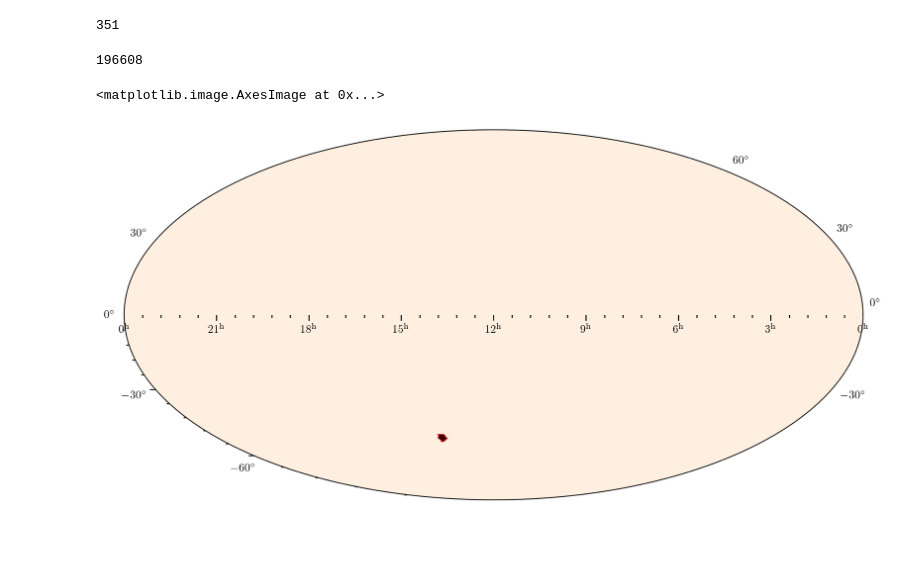
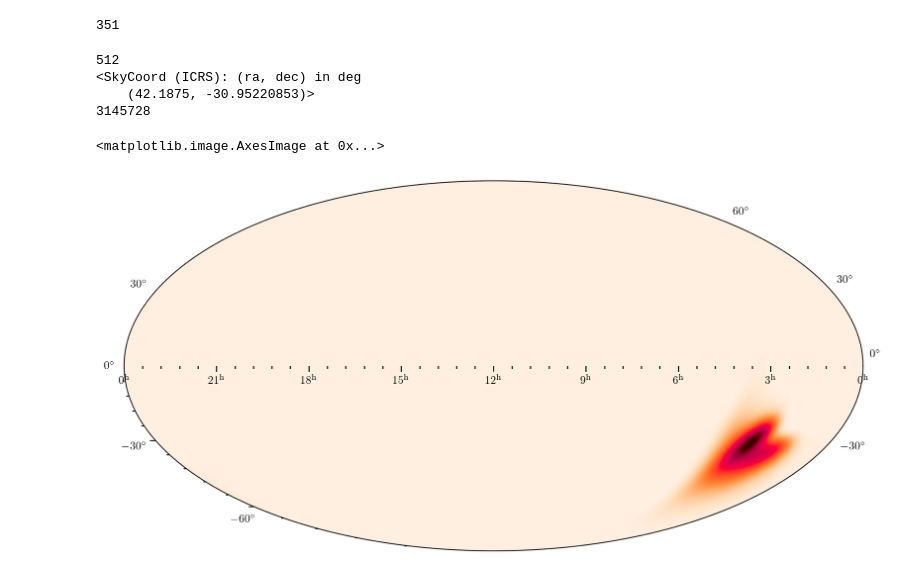
Before and after one commit to ravioli1369/fermi_grbs, a Jupyter notebook: stats.ipynb, the cells around one changed output. Saved outputs shown, nothing was run; the diff lists cells and outputs as text; code cells hidden in the pictures; blank space fills up the shorter version.

Commit message:
printed  some more stats

```diff
--- a/stats.ipynb
+++ b/stats.ipynb
@@ -264,17 +282,22 @@ print(len(diff[diff>0]))
 [figure]
 351
 # %%
-skymap = read_sky_map("/home/ravioli/astro/git/fermi_grbs/data/glg_healpix_all_bn180125891.fit", moc=False)
+skymap = read_sky_map("/home/ravioli/astro/bayestar.multiorder.fits,1", moc=False)
 hpmap = skymap[0]
 sortorder = np.argsort(hpmap)[::-1]
-hpmap[sortorder[:np.where(np.cumsum(hpmap[sortorder])/np.sum(hpmap)>0.1)[0][0]]] = 1
+print(hp.get_nside(hpmap))
+print(SkyCoord(ra=hp.pix2ang(512, np.argmax(hpmap), lonlat=True)[0], dec=hp.pix2ang(512, np.argmax(hpmap), lonlat=True)[1], frame='icrs', unit='deg'))
+# hpmap[sortorder[:np.where(np.cumsum(hpmap[sortorder])/np.sum(hpmap)>0.1)[0][0]]] = 1
 print(len(hpmap))
 fig, axes = plt.subplots(1, 1, figsize=(12, 6), subplot_kw={'projection': 'astro hours mollweide'}, dpi=200)
 axes.imshow_hpx(hpmap, cmap='cylon')
 # %% [output]
-196608
+512
+<SkyCoord (ICRS): (ra, dec) in deg
+    (42.1875, -30.95220853)>
+3145728
 <matplotlib.image.AxesImage at 0x...>
-[figure, old version]
+[figure, new version]
 # %%
 # def get_obs_times(time, observatory=Observer.at_site("iao"),
 #                   exptime=5*u.min, start_time=None, end_time=None):
```
Also changed, not shown: parts of 4 cells of this notebook, 1 other file.
